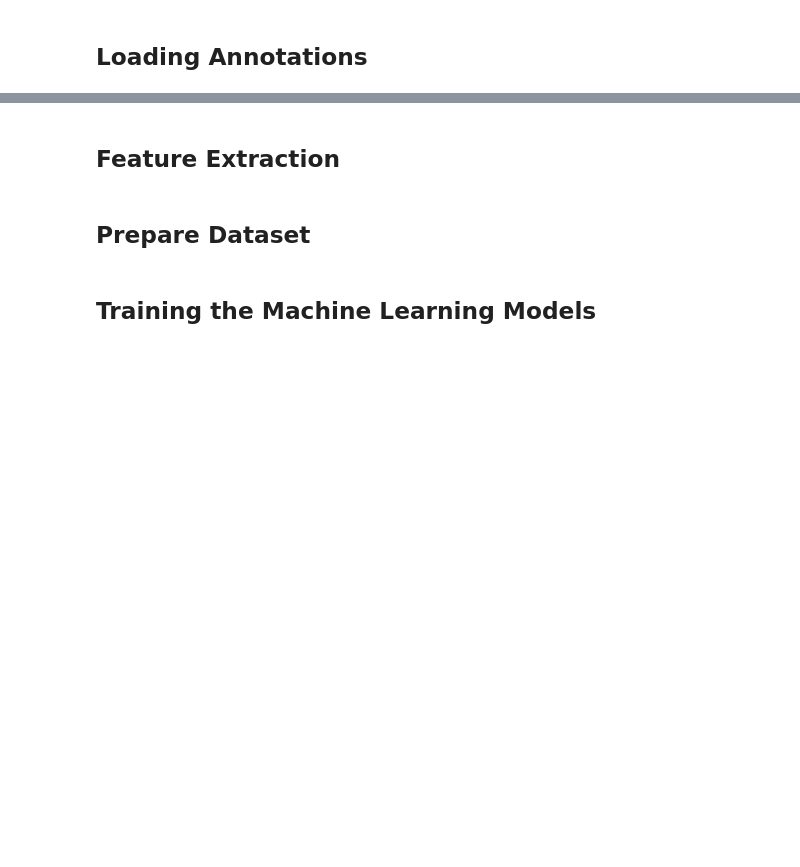
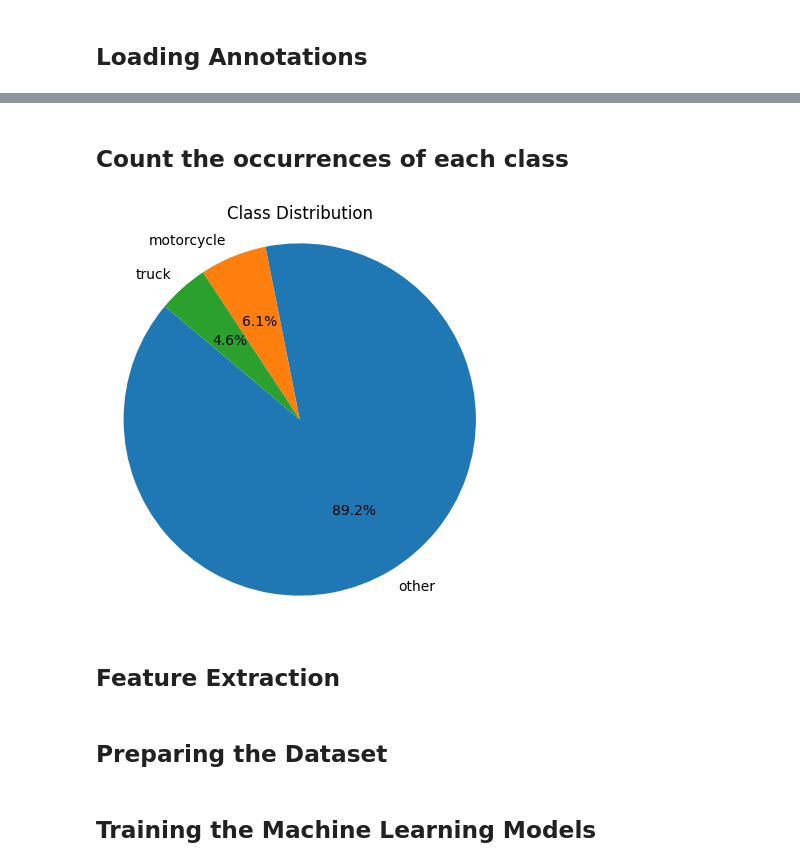
Before and after one commit to africanobyamugisha/computer_vision_cwks, a Jupyter notebook: traffic_monitoring_system/traffic_monitorin_system.ipynb, the cells around one changed output, grey strips where cells are left out. Cells and saved outputs as stored; diff of their text form; code cells hidden in the pictures; blank space fills up the shorter version.

```diff
--- a/traffic_monitoring_system/traffic_monitorin_system.ipynb
+++ b/traffic_monitoring_system/traffic_monitorin_system.ipynb
@@ -49,3 +94,16 @@ annotations = load_annotations(annotations_path)
+# %% [markdown]
+## Count the occurrences of each class
+# %%
+class_counts = annotations['class'].value_counts()
+
+plt.figure(figsize=(5, 5))
+plt.pie(class_counts, labels=class_counts.index, autopct='%1.1f%%', startangle=140)
+plt.title('Class Distribution')
+plt.axis('equal')
+
+plt.show()
+# %% [output]
+[figure, added]
 # %% [markdown]
 ## Feature Extraction
 # %%
@@ -65,7 +123,7 @@ def extract_features(image, bbox):
     features = np.hstack((hist, edges))
     return features
 # %% [markdown]
-## Prepare Dataset
+## Preparing the Dataset
 # %%
 def prepare_dataset(annotations, frame_dir):
     data = []
```
Also changed, not shown: parts of 24 cells of this notebook, 6 other files.
